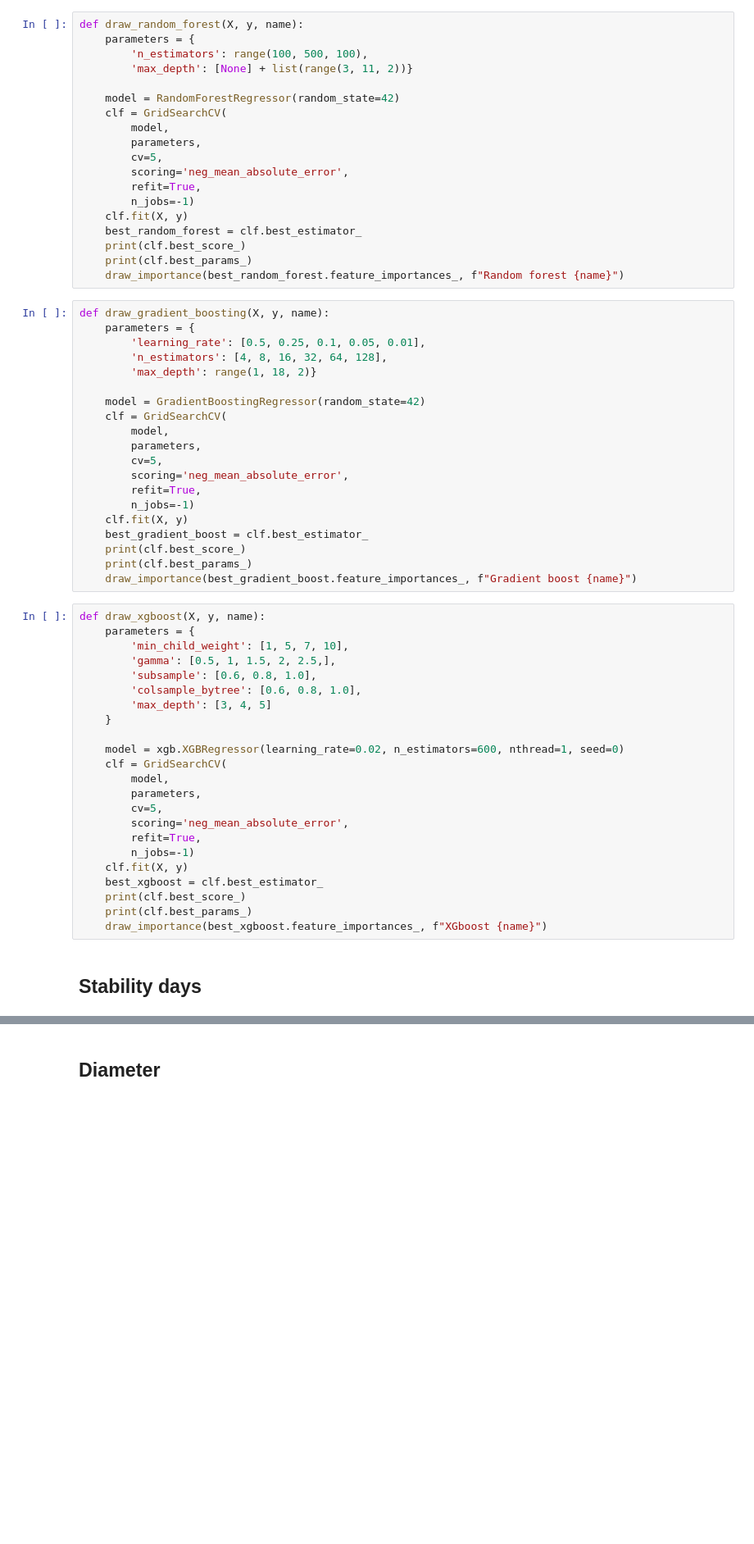
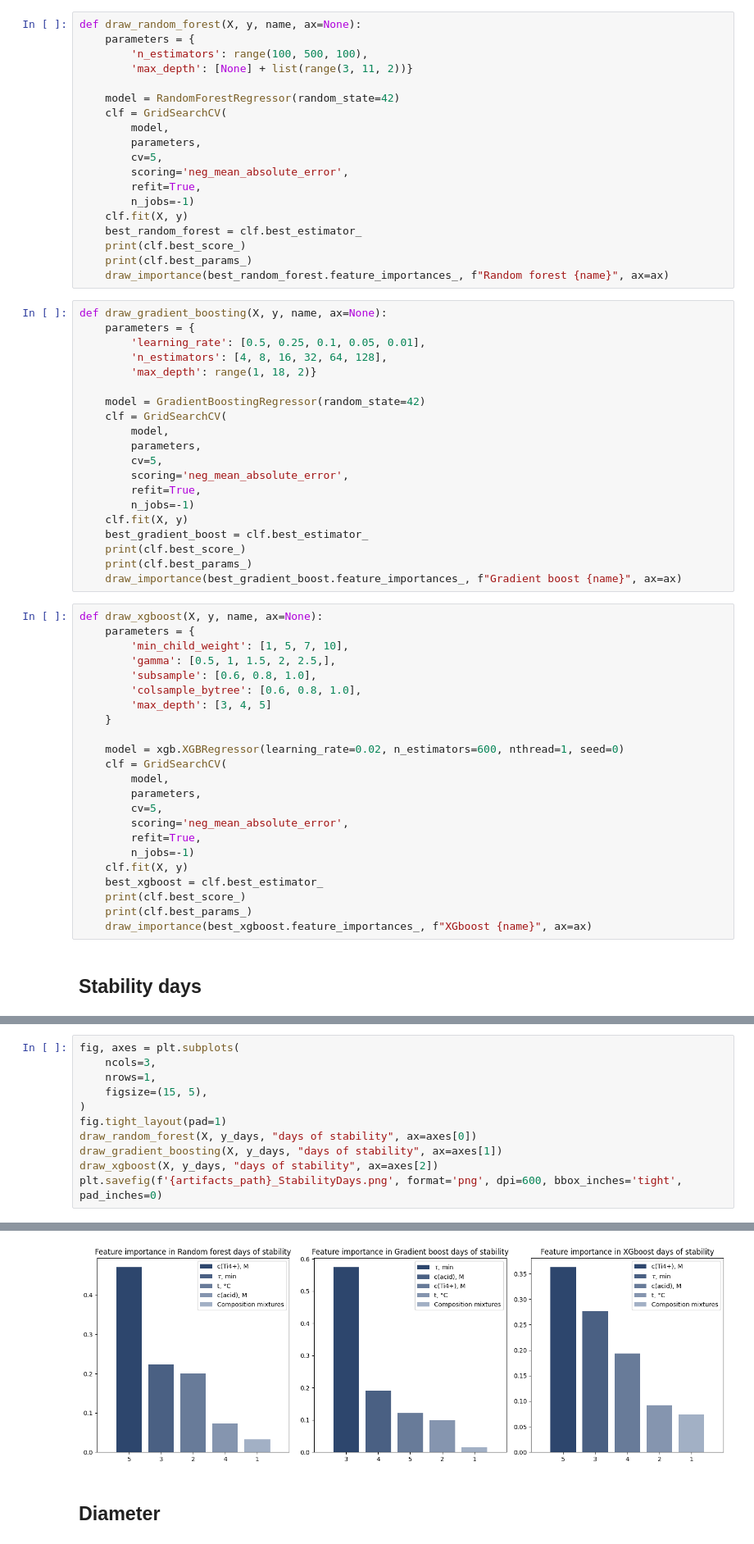
Before and after one commit to Kumokage/ChemML, a Jupyter notebook: notebooks/titane_sole/titane_sole-second_exp.ipynb, the cells around one changed output, grey strips where cells are left out. Shown: that part at 82% size. Cells and saved outputs as stored; diff of their text form; blank space fills up the shorter version.

Commit message:
Add subplot of intepritable models

```diff
--- a/notebooks/titane_sole/titane_sole-second_exp.ipynb
+++ b/notebooks/titane_sole/titane_sole-second_exp.ipynb
@@ -366,5 +371,5 @@ def draw_importance(importances, model_name, columns=X.columns):
 # %%
-def draw_random_forest(X, y, name):
+def draw_random_forest(X, y, name, ax=None):
     parameters = {
         'n_estimators': range(100, 500, 100),
         'max_depth': [None] + list(range(3, 11, 2))}
@@ -381,9 +386,9 @@ def draw_random_forest(X, y, name):
     best_random_forest = clf.best_estimator_
     print(clf.best_score_)
     print(clf.best_params_)
-    draw_importance(best_random_forest.feature_importances_, f"Random forest {name}")
+    draw_importance(best_random_forest.feature_importances_, f"Random forest {name}", ax=ax)
 # %%
-def draw_gradient_boosting(X, y, name):
+def draw_gradient_boosting(X, y, name, ax=None):
     parameters = {
         'learning_rate': [0.5, 0.25, 0.1, 0.05, 0.01],
         'n_estimators': [4, 8, 16, 32, 64, 128],
@@ -401,9 +406,9 @@ def draw_gradient_boosting(X, y, name):
     best_gradient_boost = clf.best_estimator_
     print(clf.best_score_)
     print(clf.best_params_)
-    draw_importance(best_gradient_boost.feature_importances_, f"Gradient boost {name}")
+    draw_importance(best_gradient_boost.feature_importances_, f"Gradient boost {name}", ax=ax)
 # %%
-def draw_xgboost(X, y, name):
+def draw_xgboost(X, y, name, ax=None):
     parameters = {
         'min_child_weight': [1, 5, 7, 10],
         'gamma': [0.5, 1, 1.5, 2, 2.5,],
@@ -424,6 +429,6 @@ def draw_xgboost(X, y, name):
     best_xgboost = clf.best_estimator_
     print(clf.best_score_)
     print(clf.best_params_)
-    draw_importance(best_xgboost.feature_importances_, f"XGboost {name}")
+    draw_importance(best_xgboost.feature_importances_, f"XGboost {name}", ax=ax)
 # %% [markdown]
 ## Stability days
@@ -465,0 +435,12 @@ Feature ranking:
+# %%
+fig, axes = plt.subplots(
+    ncols=3,
+    nrows=1,
+    figsize=(15, 5),
+)
+fig.tight_layout(pad=1)
+draw_random_forest(X, y_days, "days of stability", ax=axes[0])
+draw_gradient_boosting(X, y_days, "days of stability", ax=axes[1])
+draw_xgboost(X, y_days, "days of stability", ax=axes[2])
+plt.savefig(f'{artifacts_path}_StabilityDays.png', format='png', dpi=600, bbox_inches='tight', pad_inches=0)
+# %% [output]
@@ -466,2 +464,3 @@ Feature ranking:
+[figure, added]
 # %% [markdown]
 ## Diameter
```
Also changed, not shown: parts of 13 cells of this notebook, 34 other files.
